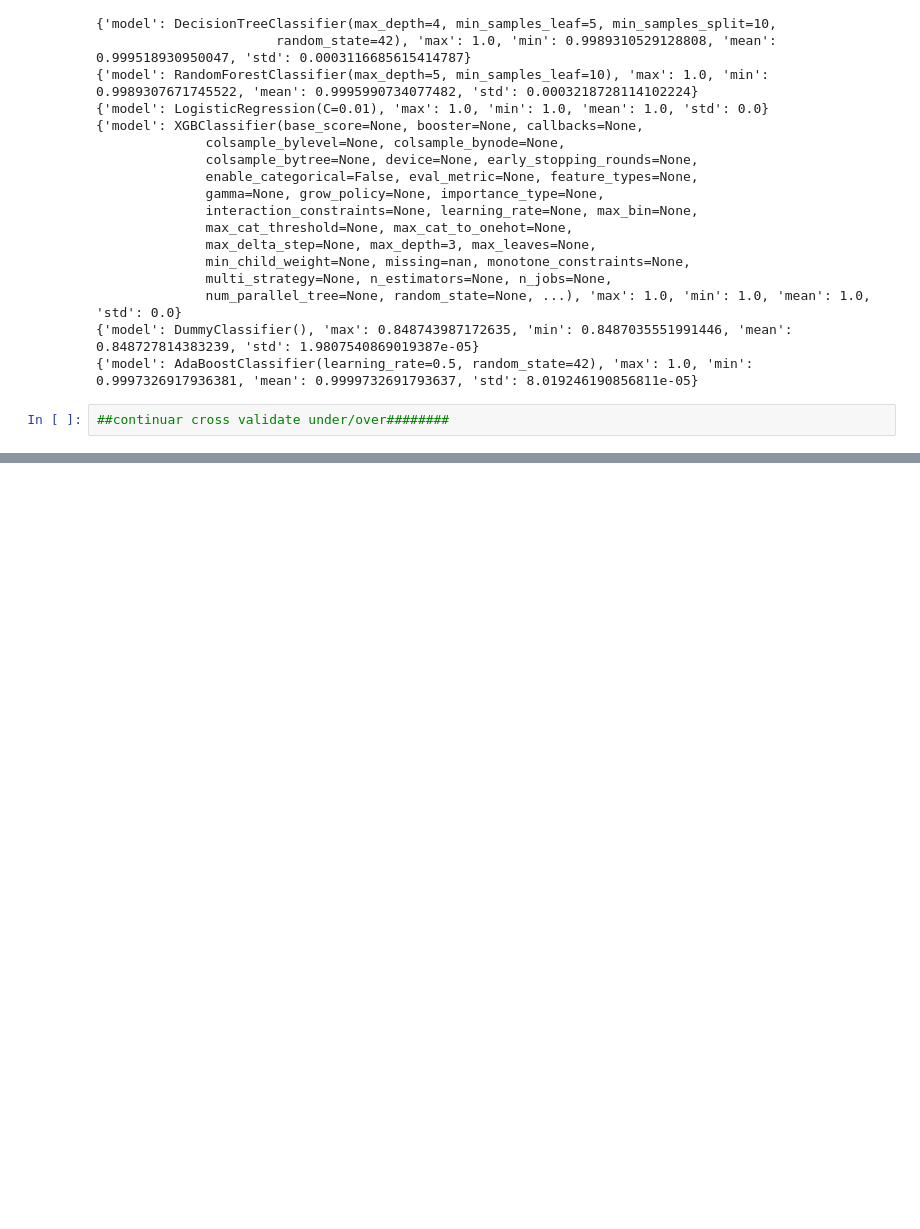
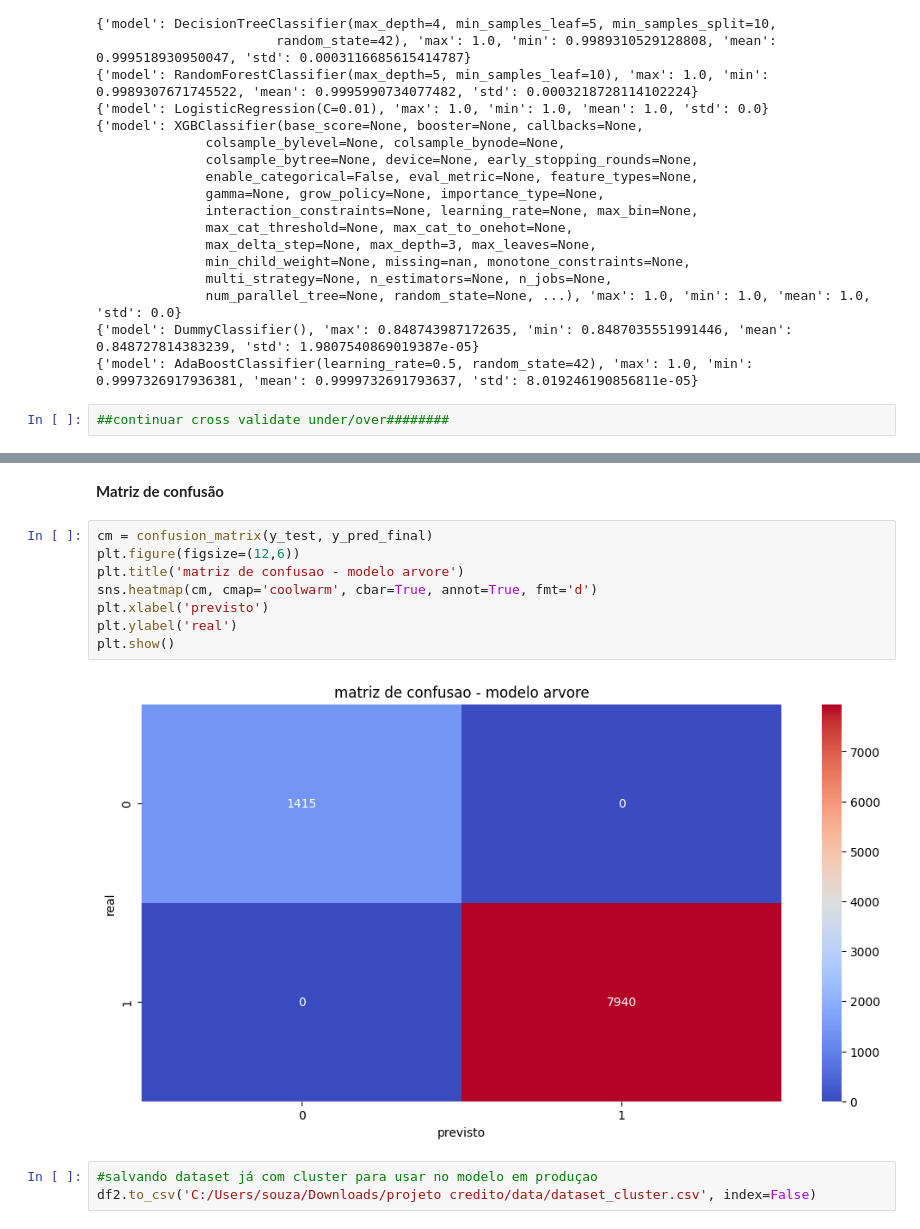
Before and after one commit to WesleySouza13/Projeto-Risco-de-Cr-dito-, a Jupyter notebook: notebooks/notebook.ipynb, the cells around one changed output, grey strips where cells are left out. Cells and saved outputs as stored; diff of their text form; blank space fills up the shorter version.

```diff
--- a/notebooks/notebook.ipynb
+++ b/notebooks/notebook.ipynb
@@ -970,0 +1108,15 @@ Cross validate - Dados normais
+# %% [markdown]
+**Matriz de confusão**
+# %%
+cm = confusion_matrix(y_test, y_pred_final)
+plt.figure(figsize=(12,6))
+plt.title('matriz de confusao - modelo arvore')
+sns.heatmap(cm, cmap='coolwarm', cbar=True, annot=True, fmt='d')
+plt.xlabel('previsto')
+plt.ylabel('real')
+plt.show()
+# %% [output]
+[figure, added]
+# %%
+#salvando dataset já com cluster para usar no modelo em produçao
+df2.to_csv('C:/Users/souza/Downloads/projeto credito/data/dataset_cluster.csv', index=False)
```
Also changed, not shown: parts of 13 cells of this notebook, 2 other files.
